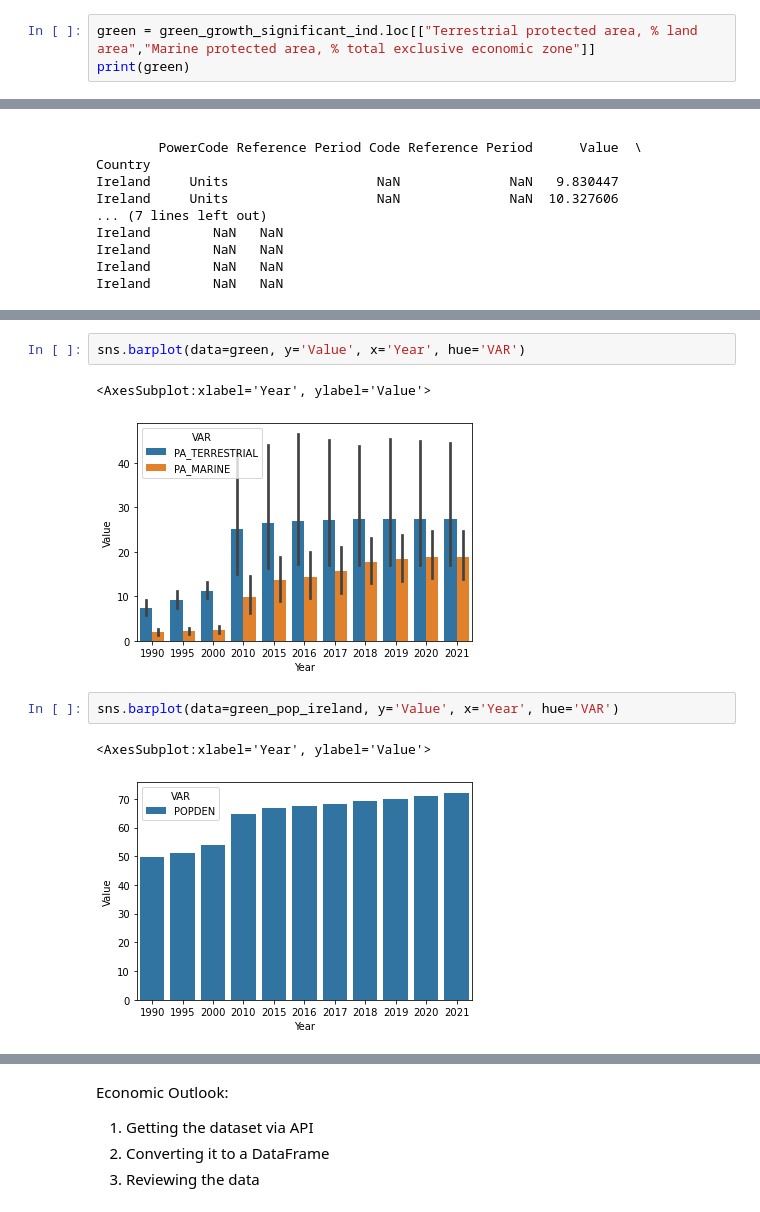
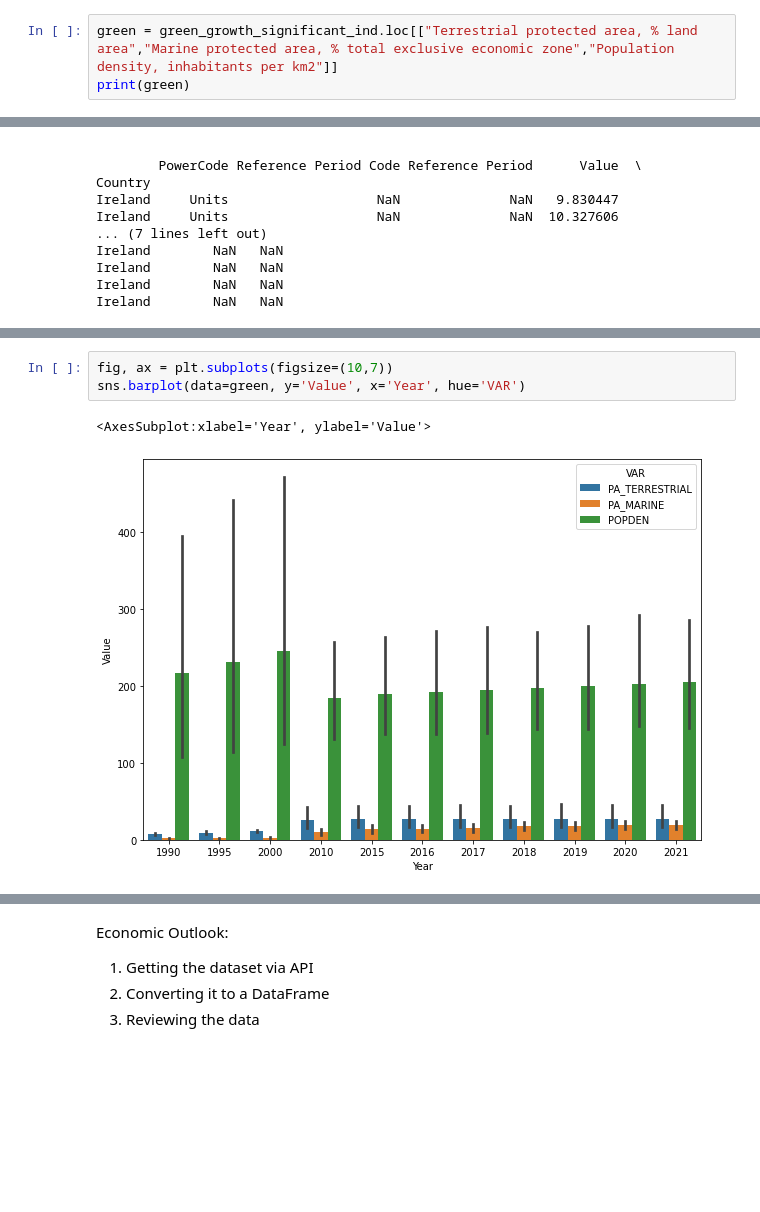
Before and after one commit to BoSuto/Data-analysis-for-business-March-2022-, a Jupyter notebook: Population, Economics & Green Growth.ipynb, the cells around one changed output, grey strips where cells are left out. Cells and saved outputs as stored; diff of their text form; blank space fills up the shorter version.

Commit message:
final DataFrame - too big

```diff
--- a/Population, Economics & Green Growth.ipynb
+++ b/Population, Economics & Green Growth.ipynb
@@ -276,4 +275,4 @@ green_growth_significant_ind.loc[["Terrestrial protected area, % land area","Mar
 # %%
-green = green_growth_significant_ind.loc[["Terrestrial protected area, % land area","Marine protected area, % total exclusive economic zone"]]
+green = green_growth_significant_ind.loc[["Terrestrial protected area, % land area","Marine protected area, % total exclusive economic zone","Population density, inhabitants per km2"]]
 print(green)
 # %% [output]
@@ -403,10 +361,6 @@ sns.barplot(data=green_country_ireland, y='Value', x='Year', hue='VAR')
 # %%
+fig, ax = plt.subplots(figsize=(10,7))
 sns.barplot(data=green, y='Value', x='Year', hue='VAR')
 # %% [output]
 <AxesSubplot:xlabel='Year', ylabel='Value'>
-[figure, old version]
+[figure, new version]
-# %%
-sns.barplot(data=green_pop_ireland, y='Value', x='Year', hue='VAR')
-# %% [output]
-<AxesSubplot:xlabel='Year', ylabel='Value'>
-[figure, removed]
```
Also changed, not shown: parts of 25 cells of this notebook.
